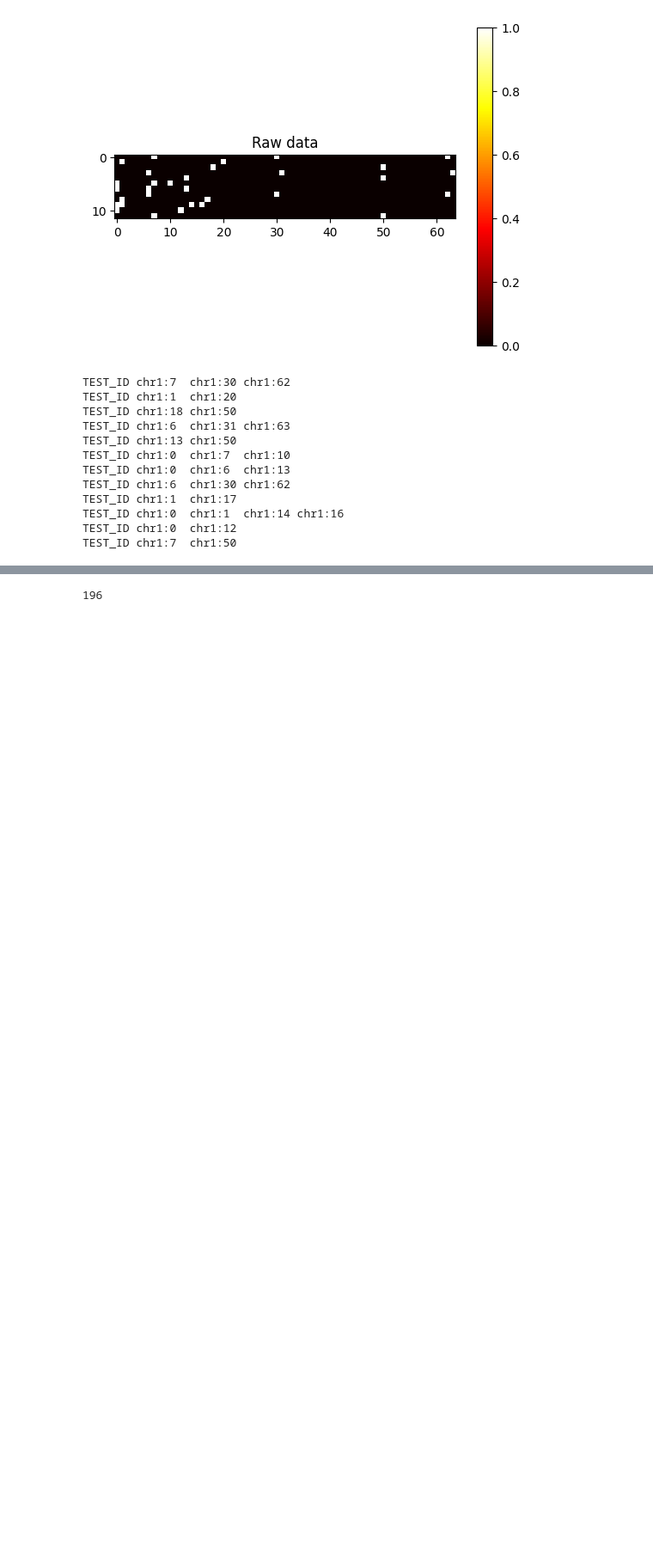
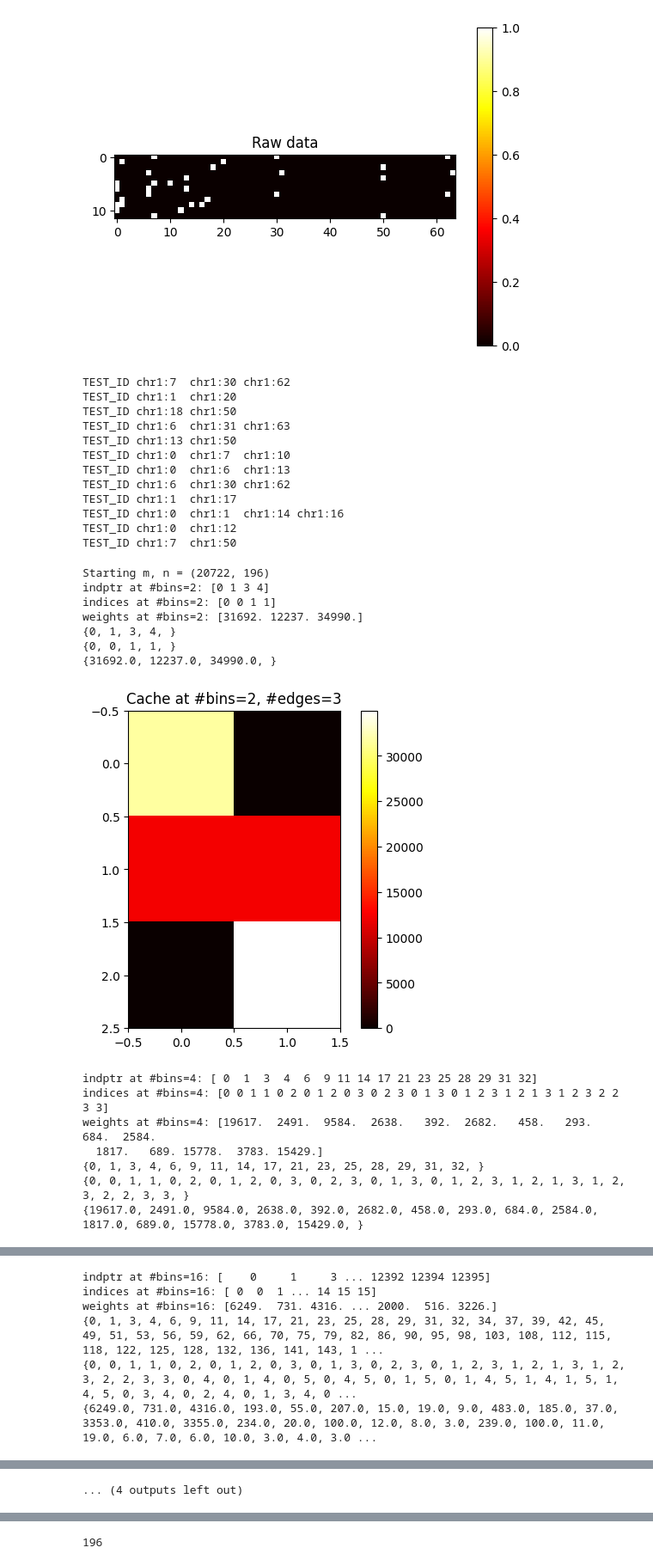
Before and after one commit to jacjosep1/JNI-Toy-Example, a Jupyter notebook: incidence_data_structure/test.ipynb, the cells around one changed output, grey strips where cells are left out. Shown at 86% size. Drawn from its saved outputs; the diff is of its cells as text; code cells hidden in the pictures; blank space fills up the shorter version.

```diff
--- a/incidence_data_structure/test.ipynb
+++ b/incidence_data_structure/test.ipynb
@@ -108,34 +107,53 @@ TEST_ID chr1:7  chr1:50
 m, n = raw_csr.shape
 print(f'Starting m, n = {m, n}')
 min_n, max_n = 2, 256
+
+cache_data : list[tuple[np.ndarray, np.ndarray]] = []
 
 sorter = TopDownSorting(raw_csr.copy(), raw_weights)
 
 zoom_proportion = 1.0
 
 zoom_level = 0
 for H, W, _ in sorter.build_cache((min_n, max_n)):
     H_dense = np.diag(W) @ H.toarray()
+    cache_data.append((W, H.toarray()))
 
     num_rows_to_keep = int(zoom_proportion ** zoom_level * H.shape[0])
     H_dense = H_dense[: num_rows_to_keep]
     current_m, current_n = H_dense.shape
 
     print(f'indptr at #bins={current_n}: {H.indptr}')
     print(f'indices at #bins={current_n}: {H.indices}')
     print(f'weights at #bins={current_n}: {W}')
     print("{", end='')
     for x in H.indptr: print(f'{x}, ', end='')
     print("}")
     print("{", end='')
     for x in H.indices: print(f'{x}, ', end='')
     print("}")
     print("{", end='')
     for x in W: print(f'{x}, ', end='')
     print("}")
     matrix_heatmap(H_dense[:100,:], title=f'Cache at #bins={current_n}, #edges={current_m}')
     #A : np.ndarray = H_dense.T @ H_dense
     #np.fill_diagonal(A, 0)
     #matrix_heatmap(A, title=f'Adj at #bins={current_n}, #edges={current_m}')
     #print(f"cropping at first {int(num_rows_to_keep * zoom_proportion)} rows. ")
     zoom_level += 1
+# %% [output]
+Starting m, n = (20722, 196)
+indptr at #bins=2: [0 1 3 4]
+indices at #bins=2: [0 0 1 1]
+weights at #bins=2: [31692. 12237. 34990.]
+{0, 1, 3, 4, }
+{0, 0, 1, 1, }
+{31692.0, 12237.0, 34990.0, }
+[figure, added]
+indptr at #bins=4: [ 0  1  3  4  6  9 11 14 17 21 23 25 28 29 31 32]
+indices at #bins=4: [0 0 1 1 0 2 0 1 2 0 3 0 2 3 0 1 3 0 1 2 3 1 2 1 3 1 2 3 2 2 3 3]
+weights at #bins=4: [19617.  2491.  9584.  2638.   392.  2682.   458.   293.   684.  2584.
+  1817.   689. 15778.  3783. 15429.]
+{0, 1, 3, 4, 6, 9, 11, 14, 17, 21, 23, 25, 28, 29, 31, 32, }
+{0, 0, 1, 1, 0, 2, 0, 1, 2, 0, 3, 0, 2, 3, 0, 1, 3, 0, 1, 2, 3, 1, 2, 1, 3, 1, 2, 3, 2, 2, 3, 3, }
+{19617.0, 2491.0, 9584.0, 2638.0, 392.0, 2682.0, 458.0, 293.0, 684.0, 2584.0, 1817.0, 689.0, 15778.0, 3783.0, 15429.0, }
@@ -141,0 +179,6 @@ for H, W, _ in sorter.build_cache((min_n, max_n)):
+indptr at #bins=16: [    0     1     3 ... 12392 12394 12395]
+indices at #bins=16: [ 0  0  1 ... 14 15 15]
+weights at #bins=16: [6249.  731. 4316. ... 2000.  516. 3226.]
+{0, 1, 3, 4, 6, 9, 11, 14, 17, 21, 23, 25, 28, 29, 31, 32, 34, 37, 39, 42, 45, 49, 51, 53, 56, 59, 62, 66, 70, 75, 79, 82, 86, 90, 95, 98, 103, 108, 112, 115, 118, 122, 125, 128, 132, 136, 141, 143, 1 ...
+{0, 0, 1, 1, 0, 2, 0, 1, 2, 0, 3, 0, 1, 3, 0, 2, 3, 0, 1, 2, 3, 1, 2, 1, 3, 1, 2, 3, 2, 2, 3, 3, 0, 4, 0, 1, 4, 0, 5, 0, 4, 5, 0, 1, 5, 0, 1, 4, 5, 1, 4, 1, 5, 1, 4, 5, 0, 3, 4, 0, 2, 4, 0, 1, 3, 4, 0 ...
+{6249.0, 731.0, 4316.0, 193.0, 55.0, 207.0, 15.0, 19.0, 9.0, 483.0, 185.0, 37.0, 3353.0, 410.0, 3355.0, 234.0, 20.0, 100.0, 12.0, 8.0, 3.0, 239.0, 100.0, 11.0, 19.0, 6.0, 7.0, 6.0, 10.0, 3.0, 4.0, 3.0 ...
@@ -142,2 +200,3 @@ for H, W, _ in sorter.build_cache((min_n, max_n)):
+... (4 outputs left out)
 # %%
 # Sanity check - highest resolution Adjacency should look like raw data
```
Also changed, not shown: parts of 5 cells of this notebook.
